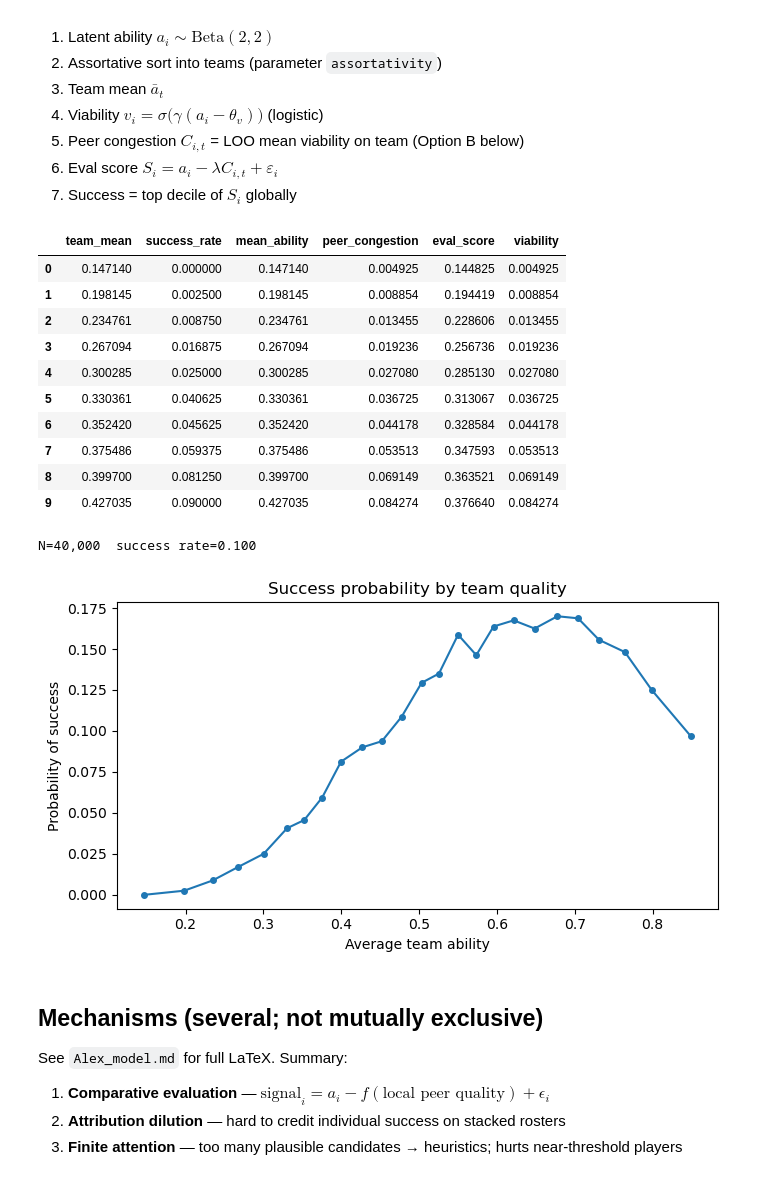
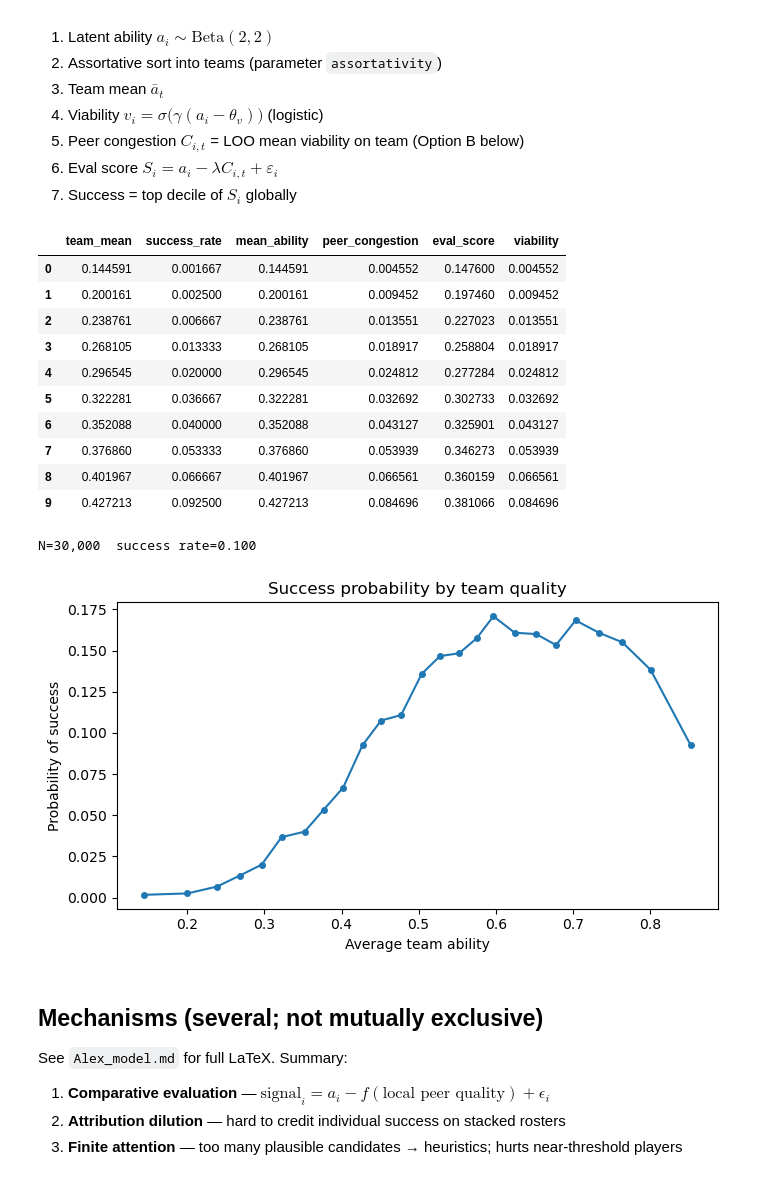
Before and after one commit to MathRanger6/Ivy_Net, a Jupyter notebook: sports/539_alex_model.ipynb, the cells around one changed output. Saved outputs shown, nothing was run; the diff lists cells and outputs as text; code cells hidden in the pictures.

```diff
--- a/sports/539_alex_model.ipynb
+++ b/sports/539_alex_model.ipynb
@@ -32,8 +34,10 @@ from scipy.special import expit
 
 
 def simulate_viable_peer_congestion(
-    N=40_000,
-    team_size=20,
+    # N=40_000,
+    N=30_000,
+    # team_size=20,
+    team_size=15,
     assortativity=0.85,
     noise_sd=0.15,
     lambda_=0.45,
@@ -83,52 +87,81 @@ def simulate_viable_peer_congestion(
 
     return df
 # %%
-df = simulate_viable_peer_congestion(
+from pathlib import Path
+import sys
+
+_sports = Path("sports") if Path("sports/tier1_sim_config.py").is_file() else Path(".")
+if str(_sports.resolve()) not in sys.path:
+    sys.path.insert(0, str(_sports.resolve()))
+
+import tier1_cell10_539_calibration_compare as cal539
+
+_RUN_KW = dict(
+    N=30_000,
+    team_size=15,
     assortativity=0.88,
     noise_sd=0.12,
     lambda_=0.55,
     viability_threshold=0.72,
     viability_sharpness=10,
     seed=1,
+)
+
+df = simulate_viable_peer_congestion(**_RUN_KW)
+
+_settings_path = cal539.save_539_reference_settings(
+    sports=_sports,
+    assortativity=_RUN_KW["assortativity"],
+    N=_RUN_KW["N"],
+    team_size=_RUN_KW["team_size"],
+    seed=_RUN_KW["seed"],
+    noise_sd=_RUN_KW["noise_sd"],
+    lambda_=_RUN_KW["lambda_"],
+    viability_threshold=_RUN_KW["viability_threshold"],
+    viability_sharpness=_RUN_KW["viability_sharpness"],
+)
+print(
+    f"Saved 539 reference settings → {_settings_path.name}  "
+    f"rho={_RUN_KW['assortativity']:.3f}  N={_RUN_KW['N']:,}"
 )
 
 curve = (
     df.groupby(pd.qcut(df["team_mean"], 25, duplicates="drop"))
     .agg(
         team_mean=("team_mean", "mean"),
         success_rate=("success", "mean"),
         mean_ability=("ability", "mean"),
         peer_congestion=("peer_congestion", "mean"),
         eval_score=("eval_score", "mean"),
         viability=("viability", "mean"),
     )
     .reset_index(drop=True)
 )
 
 display(curve.head(10))
 print(f"N={len(df):,}  success rate={df['success'].mean():.3f}")
 
 fig, ax = plt.subplots(figsize=(7, 4))
 ax.plot(curve["team_mean"], curve["success_rate"], marker="o", ms=4)
 ax.set_xlabel("Average team ability")
 ax.set_ylabel("Probability of success")
 ax.set_title("Success probability by team quality")
 fig.tight_layout()
 plt.show()
 # %% [output]
 |  | team_mean | success_rate | mean_ability | peer_congestion | eval_score | viability |
-| 0 | 0.147140 | 0.000000 | 0.147140 | 0.004925 | 0.144825 | 0.004925 |
-| 1 | 0.198145 | 0.002500 | 0.198145 | 0.008854 | 0.194419 | 0.008854 |
-| 2 | 0.234761 | 0.008750 | 0.234761 | 0.013455 | 0.228606 | 0.013455 |
-| 3 | 0.267094 | 0.016875 | 0.267094 | 0.019236 | 0.256736 | 0.019236 |
-| 4 | 0.300285 | 0.025000 | 0.300285 | 0.027080 | 0.285130 | 0.027080 |
-| 5 | 0.330361 | 0.040625 | 0.330361 | 0.036725 | 0.313067 | 0.036725 |
-| 6 | 0.352420 | 0.045625 | 0.352420 | 0.044178 | 0.328584 | 0.044178 |
-| 7 | 0.375486 | 0.059375 | 0.375486 | 0.053513 | 0.347593 | 0.053513 |
-| 8 | 0.399700 | 0.081250 | 0.399700 | 0.069149 | 0.363521 | 0.069149 |
-| 9 | 0.427035 | 0.090000 | 0.427035 | 0.084274 | 0.376640 | 0.084274 |
+| 0 | 0.144591 | 0.001667 | 0.144591 | 0.004552 | 0.147600 | 0.004552 |
+| 1 | 0.200161 | 0.002500 | 0.200161 | 0.009452 | 0.197460 | 0.009452 |
+| 2 | 0.238761 | 0.006667 | 0.238761 | 0.013551 | 0.227023 | 0.013551 |
+| 3 | 0.268105 | 0.013333 | 0.268105 | 0.018917 | 0.258804 | 0.018917 |
+| 4 | 0.296545 | 0.020000 | 0.296545 | 0.024812 | 0.277284 | 0.024812 |
+| 5 | 0.322281 | 0.036667 | 0.322281 | 0.032692 | 0.302733 | 0.032692 |
+| 6 | 0.352088 | 0.040000 | 0.352088 | 0.043127 | 0.325901 | 0.043127 |
+| 7 | 0.376860 | 0.053333 | 0.376860 | 0.053939 | 0.346273 | 0.053939 |
+| 8 | 0.401967 | 0.066667 | 0.401967 | 0.066561 | 0.360159 | 0.066561 |
+| 9 | 0.427213 | 0.092500 | 0.427213 | 0.084696 | 0.381066 | 0.084696 |
-N=40,000  success rate=0.100
+N=30,000  success rate=0.100
-[figure, old version]
+[figure, new version]
 # %% [markdown]
 ## Mechanisms (several; not mutually exclusive)
 
```
Also changed, not shown: parts of 1 cell of this notebook, 17 other files.
